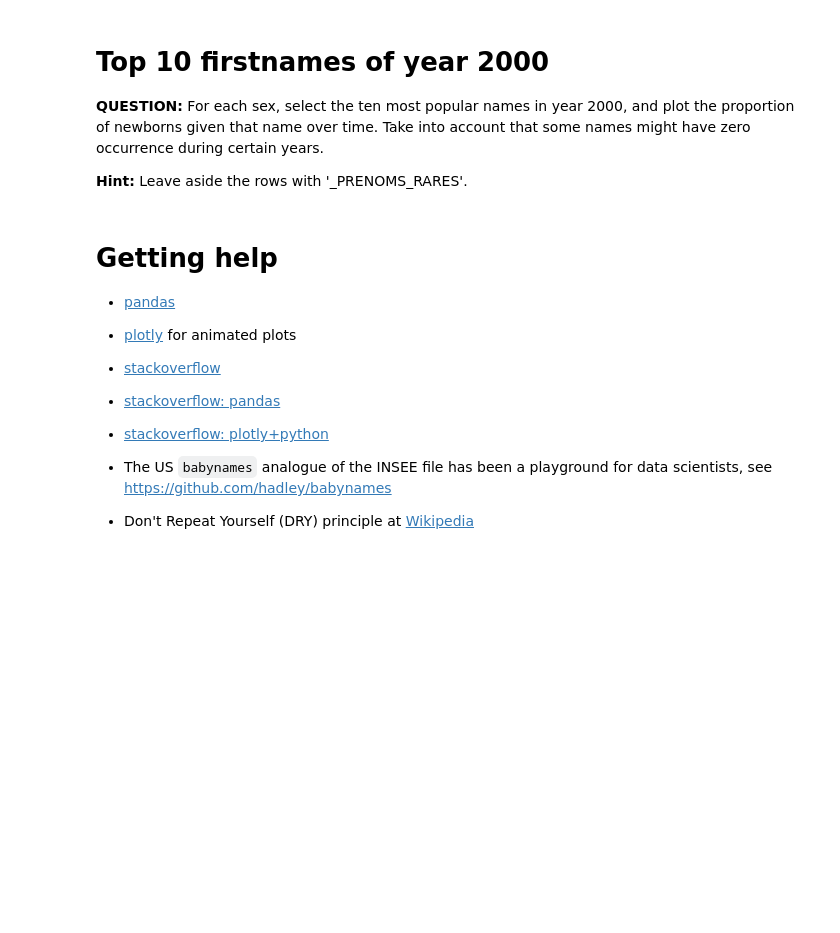
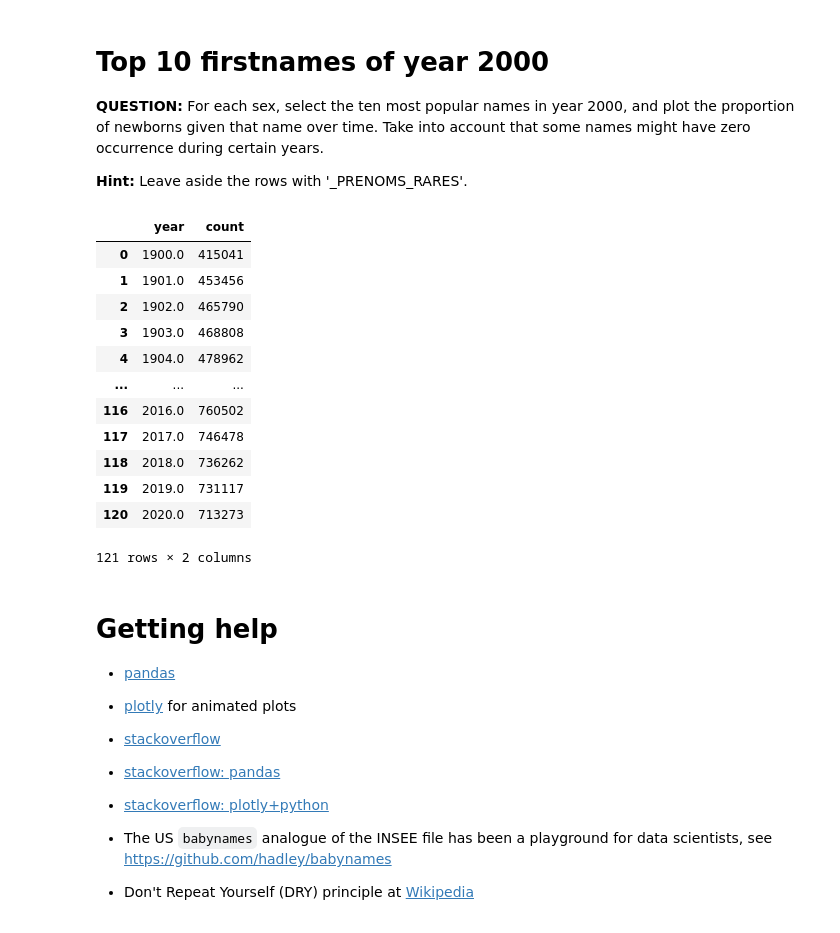
Before and after one commit to PetitPoissonL/Big-Data-Technologies, a Jupyter notebook: homework01.ipynb, the cells around one changed output. Drawn from its saved outputs; the diff is of its cells as text; code cells hidden in the pictures; blank space fills up the shorter version.

```diff
--- a/homework01.ipynb
+++ b/homework01.ipynb
@@ -657,3 +729,20 @@ __Hint:__ Leave aside the rows with '_PRENOMS_RARES'.
+# %%
+newborns = data[['year', 'count']].groupby('year').sum().reset_index()
+newborns
+# %% [output]
+|  | year | count |
+| 0 | 1900.0 | 415041 |
+| 1 | 1901.0 | 453456 |
+| 2 | 1902.0 | 465790 |
+| 3 | 1903.0 | 468808 |
+| 4 | 1904.0 | 478962 |
+| ... | ... | ... |
+| 116 | 2016.0 | 760502 |
+| 117 | 2017.0 | 746478 |
+| 118 | 2018.0 | 736262 |
+| 119 | 2019.0 | 731117 |
+| 120 | 2020.0 | 713273 |
+121 rows × 2 columns
 # %% [markdown]
 # Getting help
 
```
Also changed, not shown: parts of 17 cells of this notebook.
